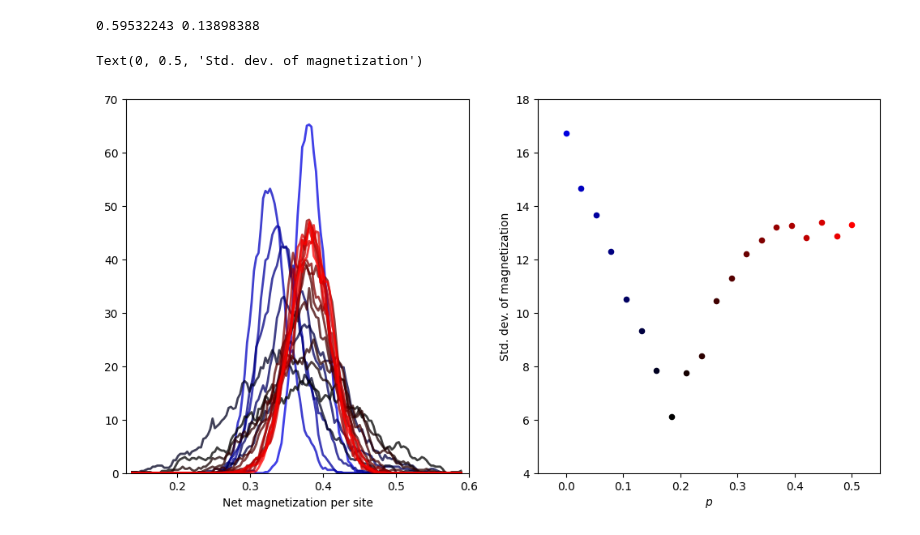
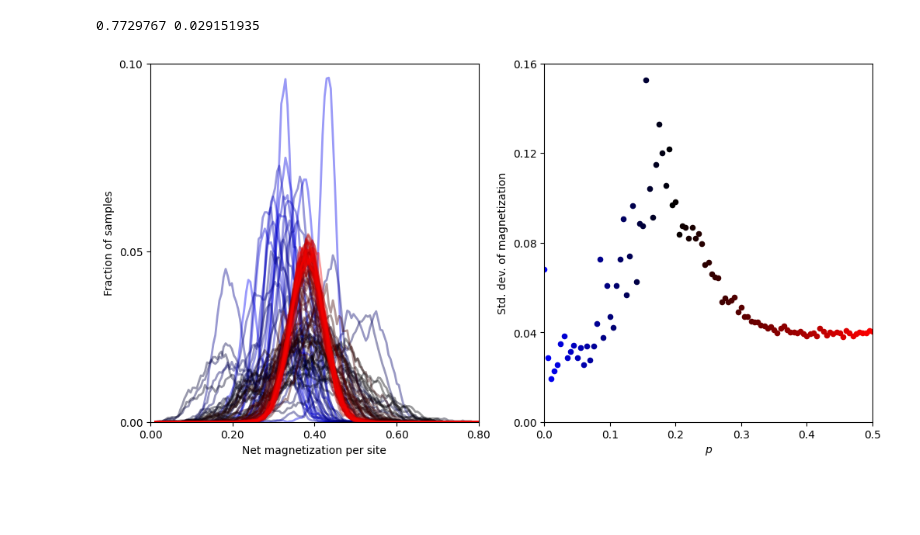
Before and after one commit to Potatoasad/Computational-Physics-Final-Project, a Jupyter notebook: gossetbravyi_spin_chain_blackjax_phase_transition.ipynb, the cells around one changed output. Drawn from its saved outputs; the diff is of its cells as text; code cells hidden in the pictures; blank space fills up the shorter version.

Commit message:
Updated spin chain phase transition jupyter notebook

```diff
--- a/gossetbravyi_spin_chain_blackjax_phase_transition.ipynb
+++ b/gossetbravyi_spin_chain_blackjax_phase_transition.ipynb
@@ -30,11 +10,10 @@ import jax.numpy as jnp
 import blackjax
 # %%
 class GossetBravyiSpinChain:
-  def __init__(self, number_spins, theta, p, periodic_boundary_conditions=False, beta=1.):
+  def __init__(self, number_spins, theta, p, beta=1.):
     self.number_spins = number_spins
     self.theta = theta
     self.p = p
-    self.periodic_boundary_conditions = periodic_boundary_conditions
     self.beta = beta
     self.rotation = np.array([[np.cos(theta), np.sin(theta)], [-np.sin(theta), np.cos(theta)]])
     local_hamiltonian_projector = np.kron(np.eye(2), self.rotation) @ ((np.array([[np.sqrt(1 - p), 0, 0, np.sqrt(p)]])).T)
@@ -90,7 +69,7 @@ class NutsWindowAdapt:
     return states
 # %%
 # constants for soft spheres
-number_spins = 100
+number_spins = 50
 theta = 2. * np.pi / 5.
 run_time = 1000
 
@@ -101,9 +80,10 @@ default_inverse_mass_matrix = np.ones(len(initial_position.keys()))
 # %%
 # correlation function data
 magnetization_list = list()
-plist = np.linspace(0, 0.5, 20)
+plist = np.linspace(0, 0.5, 101)
+sum_time = 0
+start_time = t.time()
 for p in plist:
-  start_time = t.time()
   gbsc = GossetBravyiSpinChain(number_spins=number_spins, theta=theta, p=p, beta=128)
   nwa = NutsWindowAdapt(gbsc, initial_position, warmup=False)
   history = nwa.run(run_time=run_time, inverse_mass_matrix=default_inverse_mass_matrix)
@@ -111,5 +91,5 @@ for p in plist:
   history = history.position['data']
   magnetization_list_item = np.sum(np.cos(history.copy()) - np.sin(history.copy()), axis=1) / number_spins
   magnetization_list.append(magnetization_list_item)
-  print(f"p: {np.round(p, 4)}, time elapsed: {np.round(t.time() - start_time, 4)}s")
+  print("\r p: " + format(np.round(p, 2), '.2f') + ",\t time elapsed: " + format(np.round(t.time() - start_time, 4), '.4f') + "s", end='')
 # %% [output]
@@ -137,45 +98,58 @@ p: 0.5, time elapsed: 21.2501s
 magnetization_list = np.array(magnetization_list)
 print(np.max(np.reshape(magnetization_list, [-1])), np.min(np.reshape(magnetization_list, [-1])))
 # %% [output]
-0.59532243 0.13898388
+0.7729767 0.029151935
 # %%
 # plotting constants
 color='black'
-alpha=0.75
+alpha=0.4
 linewidth=2
-bins = np.linspace(0.13, 0.60, 150)
+bins = np.linspace(0, 1, 200)
 
 # plotting data
 xaxis = (bins[1:] + bins[:-1])/2
 window = 5
 average_xaxis = [np.mean(xaxis[i : i + window]) for i in range(len(xaxis) - window)]
 size=20
+# maxstd = 0
 
 # plot
-fig, ax = plt.subplots(ncols=2, figsize=(12,6))
+fig, ax = plt.subplots(ncols=2, figsize=(12, 6))
 for i in range(len(magnetization_list)):
   histogram_data, bins = np.histogram(magnetization_list[i], bins=bins)
   average_histogram_data = [np.mean(histogram_data[i : i + window]) for i in range(len(histogram_data) - window)]
+  average_histogram_data = np.array(average_histogram_data)
+  # if maxstd < np.std(magnetization_list[i]):
+  #   maxstd = np.std(magnetization_list[i])
   if plist[i] < 0.2:
     color = [0, 0, 1 - (i + 1) / len(plist[plist < 0.2])]
     # ax[0].plot(xaxis, histogram_data, alpha=alpha, color=color, linewidth=linewidth)
     ax[0].plot(average_xaxis, average_histogram_data, alpha=alpha, color=color, linewidth=linewidth)
-    ax[1].scatter([plist[i]], [np.std(histogram_data)], size, color=color)
+    ax[1].scatter([plist[i]], [np.std(magnetization_list[i])], size, color=color)
   else:
     color = [(i + 1 - len(plist[plist < 0.2])) / len(plist[plist >= 0.2]), 0, 0]
     # ax[0].plot(xaxis, histogram_data, alpha=alpha, color=color, linewidth=linewidth)
     ax[0].plot(average_xaxis, average_histogram_data, alpha=alpha, color=color, linewidth=linewidth)
-    ax[1].scatter([plist[i]], [np.std(histogram_data)], size, color=color)
+    ax[1].scatter([plist[i]], [np.std(magnetization_list[i])], size, color=color)
 
 # plot formatting
-ax[0].set_xlim([0.13, 0.60])
+ax[0].set_xticks(np.linspace(0, 0.8, 5))
+ax[0].set_xticklabels([format(i, '.2f') for i in np.linspace(0, 0.8, 5)])
+ax[0].set_xlim([0.0, 0.80])
 ax[0].set_xlabel("Net magnetization per site")
-ax[0].set_ylim([0, 70])
+ax[0].set_yticks([0, 50, 105])
+ax[0].set_yticklabels([format(i / run_time, '.2f') for i in [0, 50, 105]])
+ax[0].set_ylim([0, 105])
+ax[0].set_ylabel("Fraction of samples")
 
-ax[1].set_xlim([-0.05, 0.55])
+ax[1].set_xticks(np.linspace(0, 0.5, 6))
+ax[1].set_xticklabels([format(i, '.1f') for i in np.linspace(0, 0.5, 6)])
+ax[1].set_xlim([0, 0.5])
 ax[1].set_xlabel(r"$p$")
-ax[1].set_ylim([4, 18])
+ax[1].set_yticks(np.linspace(0, 0.16, 5))
+ax[1].set_yticklabels([format(i, '.2f') for i in np.linspace(0, 0.16, 5)])
+ax[1].set_ylim([0, 0.16])
 ax[1].set_ylabel("Std. dev. of magnetization")
+plt.show()
 # %% [output]
-Text(0, 0.5, 'Std. dev. of magnetization')
-[figure, old version]
+[figure, new version]
```
Also changed, not shown: parts of 2 cells of this notebook.
